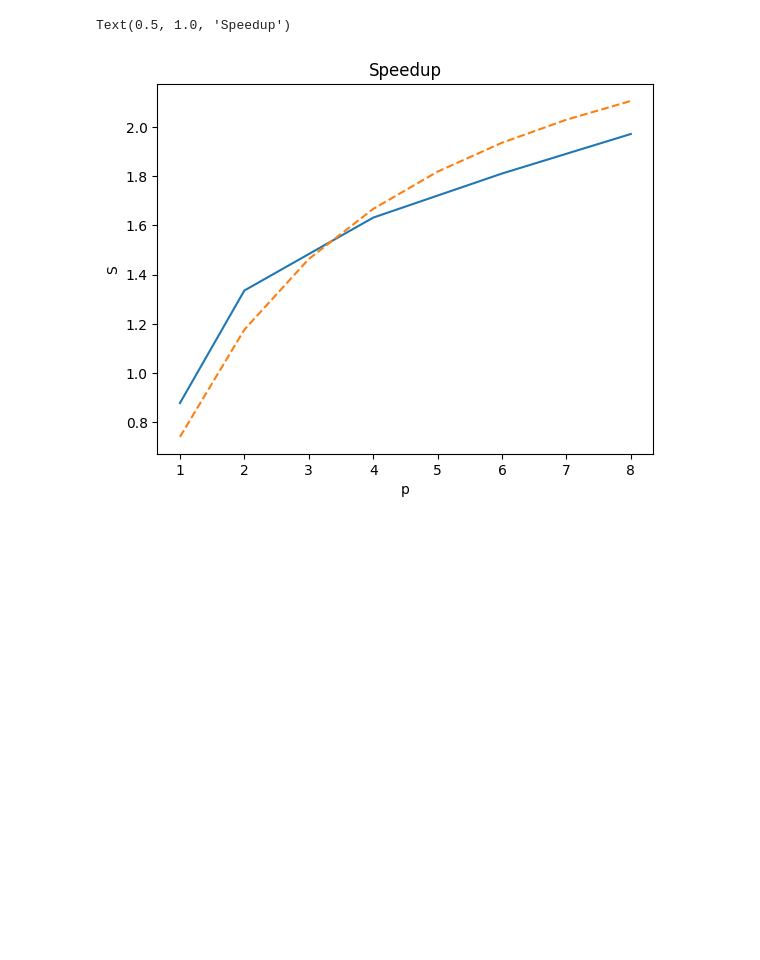
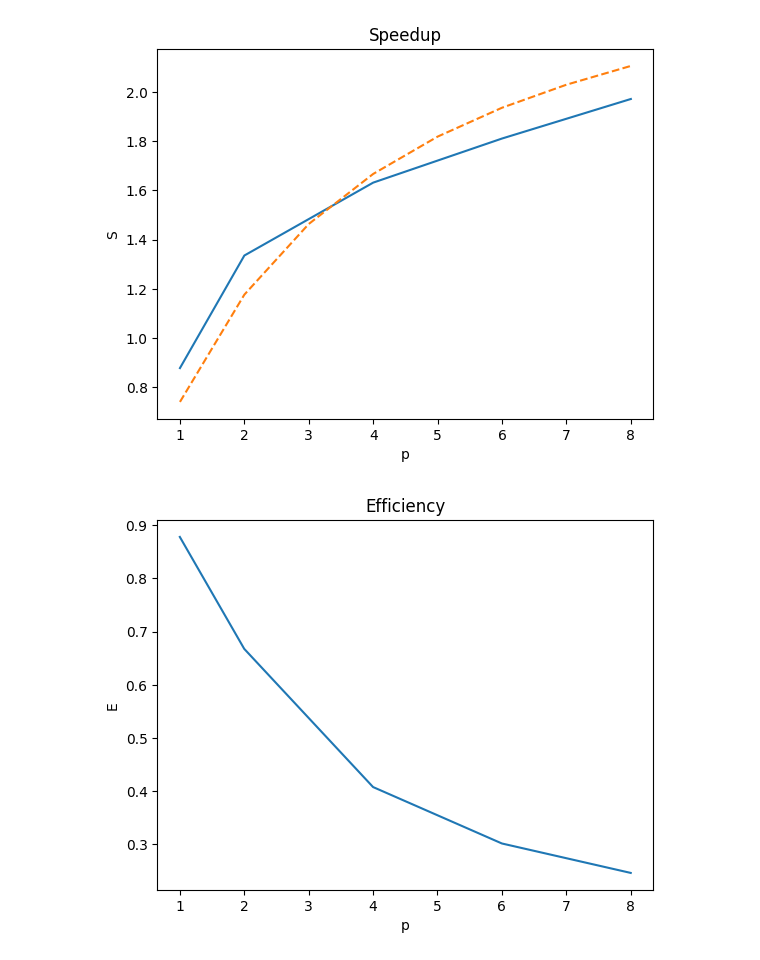
Before and after one commit to VoyakaGOD/parallel_programming, a Jupyter notebook: common_tasks/8_loops/benchmarks.ipynb, the cells around one changed output. Cells and saved outputs as stored; diff of their text form; code cells hidden in the pictures; blank space fills up the shorter version.

```diff
--- a/common_tasks/8_loops/benchmarks.ipynb
+++ b/common_tasks/8_loops/benchmarks.ipynb
@@ -16,13 +60,20 @@ Text(0, 0.5, 'S')
 # %%
 T1 = 0.225066
 ps = [1,        2,        4,        6,       8]
 Tp = [0.256295, 0.168547, 0.137963, 0.124318, 0.114189]
 
 plt.plot(ps, [T1/t for t in Tp])
 plt.plot([x for x in range(1, 9)], [1/(0.35 + 1/p) for p in range(1,9)], "--")
 plt.xlabel("p")
 plt.ylabel("S")
 plt.title("Speedup")
+plt.show()
+
+plt.plot(ps, [T1/t/p for p, t in zip(ps, Tp)])
+plt.xlabel("p")
+plt.ylabel("E")
+plt.title("Efficiency")
+plt.show()
 # %% [output]
-Text(0.5, 1.0, 'Speedup')
 [figure]
+[figure, added]
```
Also changed, not shown: parts of 7 cells of this notebook, 5 other files.
